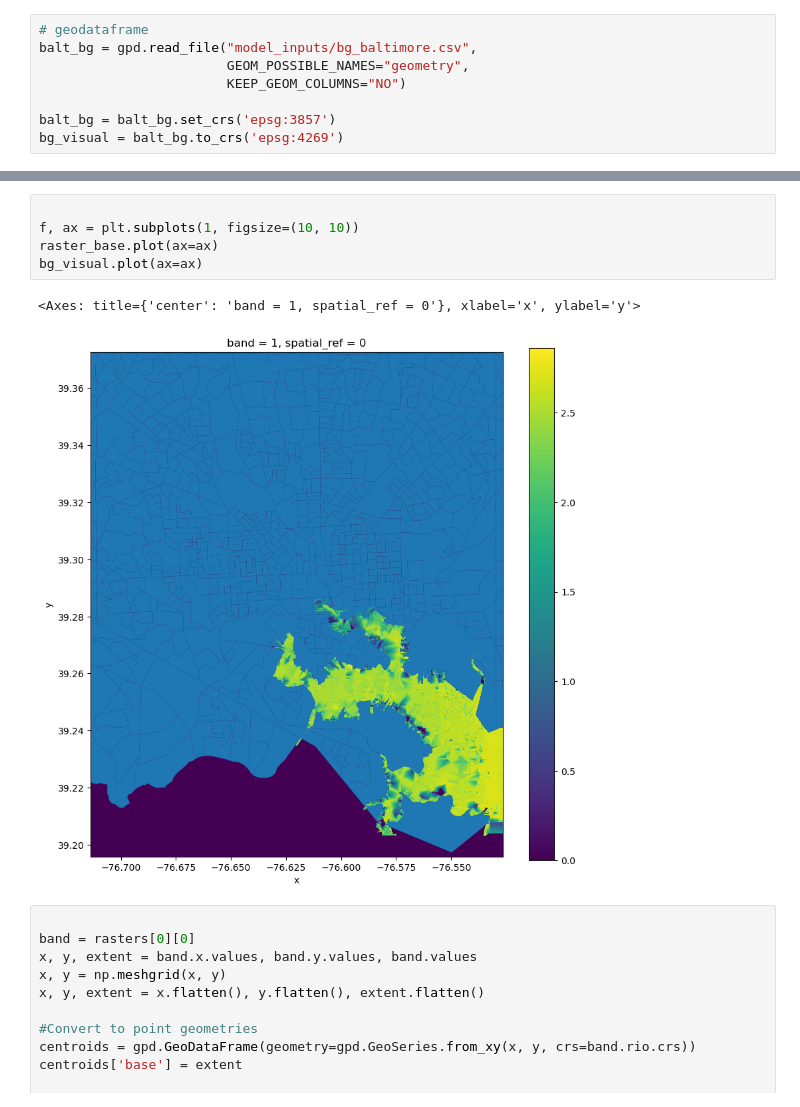
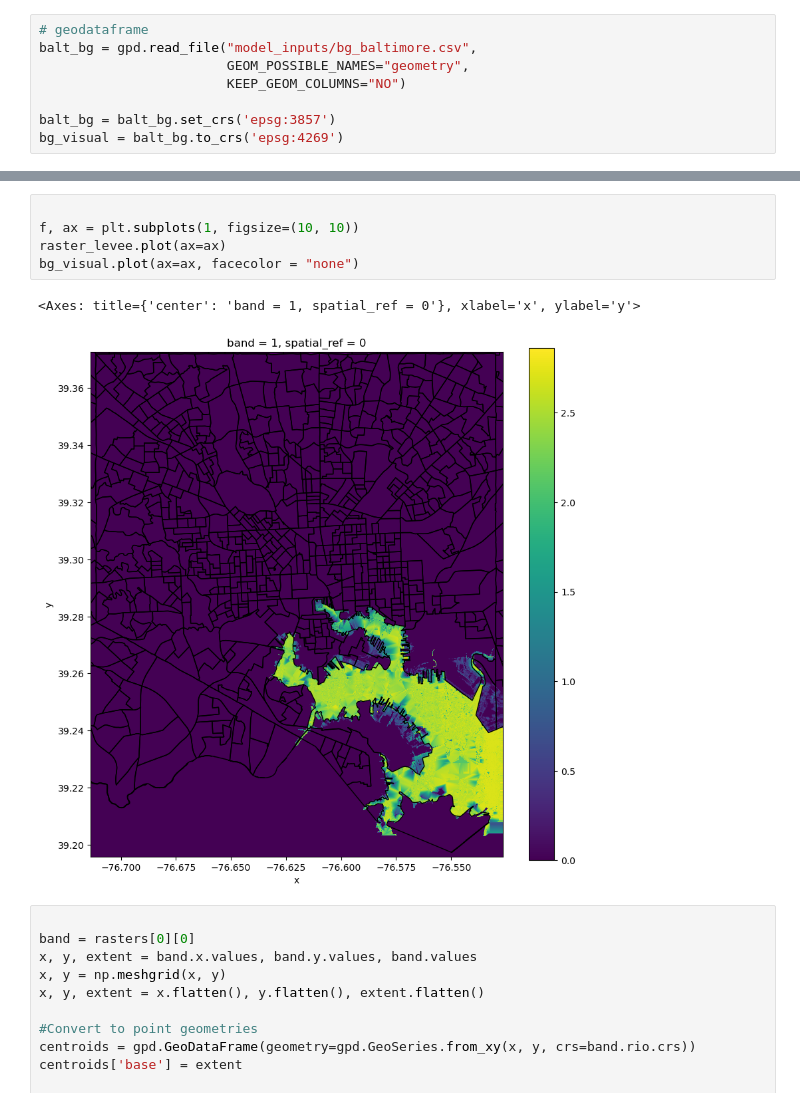
Before and after one commit to parinbhaduri/baltimore-data, a Jupyter notebook: flood_processing.ipynb, the cells around one changed output, grey strips where cells are left out. Saved outputs shown, nothing was run; the diff lists cells and outputs as text.

```diff
--- a/flood_processing.ipynb
+++ b/flood_processing.ipynb
@@ -34,11 +42,11 @@ rasters = [raster_base, raster_levee]
 # %%
 
 f, ax = plt.subplots(1, figsize=(10, 10))
-raster_base.plot(ax=ax)
-bg_visual.plot(ax=ax)
+raster_levee.plot(ax=ax)
+bg_visual.plot(ax=ax, facecolor = "none")
 # %% [output]
 <Axes: title={'center': 'band = 1, spatial_ref = 0'}, xlabel='x', ylabel='y'>
-[figure, old version]
+[figure, new version]
 # %%
 
 band = rasters[0][0]
```
Also changed, not shown: parts of 3 cells of this notebook, 5 other files.
